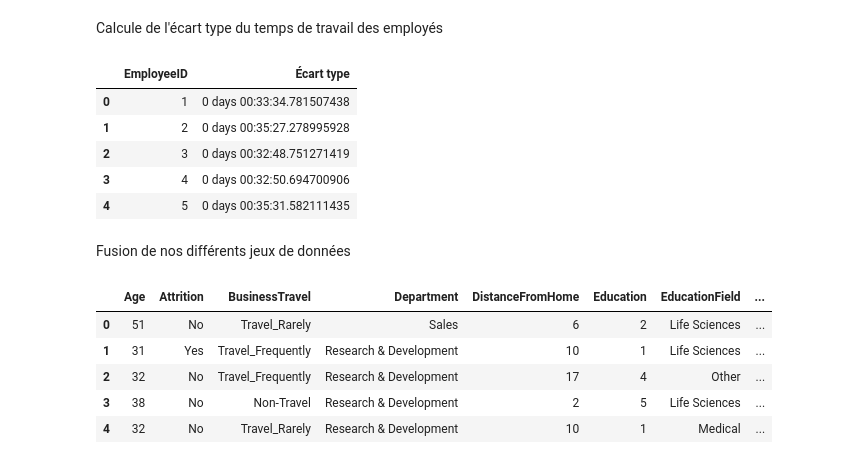
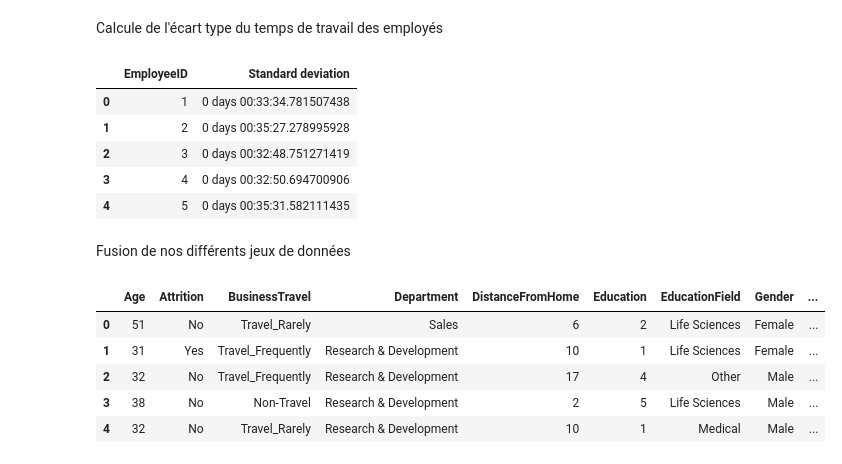
Before and after one commit to Mathieubola/ProjetIA, a Jupyter notebook: 1-Preprocessing.ipynb, the cells around one changed output. Saved outputs shown, nothing was run; the diff lists cells and outputs as text; code cells hidden in the pictures.

```diff
--- a/1-Preprocessing.ipynb
+++ b/1-Preprocessing.ipynb
@@ -130,12 +130,12 @@ work_time_sheet_std.replace(-9223372036854775808, None, inplace=True)
 work_time_sheet_std = work_time_sheet_std.std(axis=1, skipna=True)
 
 work_time_sheet_std = pd.to_timedelta(work_time_sheet_std)
-work_time_sheet_std = pd.DataFrame(columns=["Écart type"], data=work_time_sheet_std)
+work_time_sheet_std = pd.DataFrame(columns=["Standard deviation"], data=work_time_sheet_std)
 work_time_sheet_std.insert(0, column="EmployeeID", value=work_time_sheet["EmployeeID"])
 # %%
 work_time_sheet_std.head()
 # %% [output]
-|  | EmployeeID | Écart type |
+|  | EmployeeID | Standard deviation |
 | 0 | 1 | 0 days 00:33:34.781507438 |
 | 1 | 2 | 0 days 00:35:27.278995928 |
 | 2 | 3 | 0 days 00:32:48.751271419 |
@@ -146,17 +146,18 @@ Fusion de nos différents jeux de données
 # %%
 # Merging main dataset with the work time sheet and surveys
 
 main_dataset = gd.copy()
 main_dataset = main_dataset.merge(esd, how='left', on='EmployeeID')
 main_dataset = main_dataset.merge(msd, how='left', on='EmployeeID')
 main_dataset = main_dataset.merge(work_time_sheet_average,  how='left', on='EmployeeID')
 main_dataset = main_dataset.merge(work_time_sheet_nb_days_off,  how='left', on='EmployeeID')
 main_dataset = main_dataset.merge(work_time_sheet_std,  how='left', on='EmployeeID')
+main_dataset.drop(columns=["EmployeeCount", "EmployeeID", "Over18", "StandardHours"], axis=1, inplace=True)
 main_dataset.head()
 # %% [output]
-|  | Age | Attrition | BusinessTravel | Department | DistanceFromHome | Education | EducationField | ... |
-| 0 | 51 | No | Travel_Rarely | Sales | 6 | 2 | Life Sciences | ... |
-| 1 | 31 | Yes | Travel_Frequently | Research & Development | 10 | 1 | Life Sciences | ... |
-| 2 | 32 | No | Travel_Frequently | Research & Development | 17 | 4 | Other | ... |
-| 3 | 38 | No | Non-Travel | Research & Development | 2 | 5 | Life Sciences | ... |
-| 4 | 32 | No | Travel_Rarely | Research & Development | 10 | 1 | Medical | ... |
+|  | Age | Attrition | BusinessTravel | Department | DistanceFromHome | Education | EducationField | Gender | ... |
+| 0 | 51 | No | Travel_Rarely | Sales | 6 | 2 | Life Sciences | Female | ... |
+| 1 | 31 | Yes | Travel_Frequently | Research & Development | 10 | 1 | Life Sciences | Female | ... |
+| 2 | 32 | No | Travel_Frequently | Research & Development | 17 | 4 | Other | Male | ... |
+| 3 | 38 | No | Non-Travel | Research & Development | 2 | 5 | Life Sciences | Male | ... |
+| 4 | 32 | No | Travel_Rarely | Research & Development | 10 | 1 | Medical | Male | ... |
```
Also changed, not shown: parts of 2 cells of this notebook, 6 other files.
